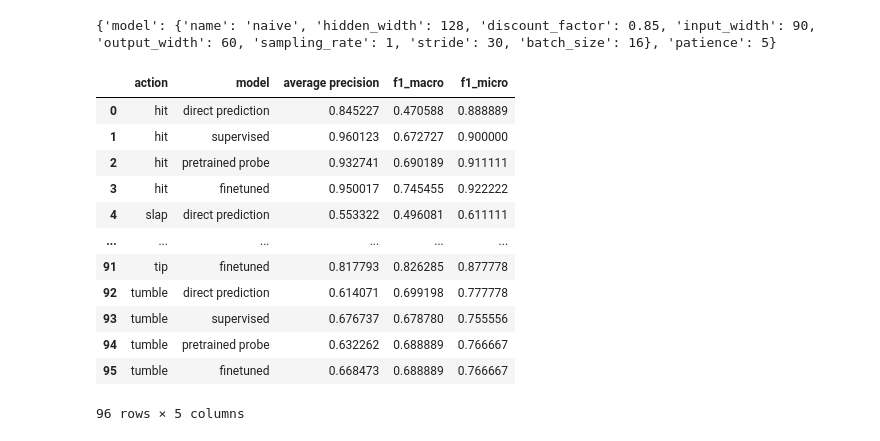
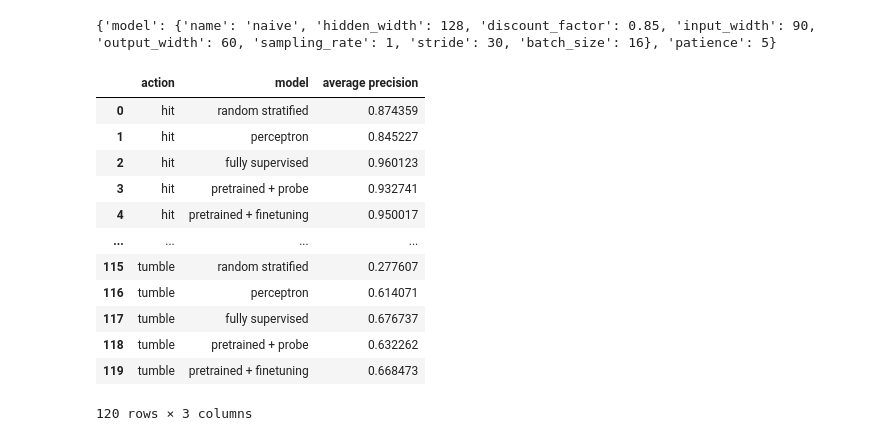
Before and after one commit to PeanutButterC/simulated, a Jupyter notebook: notebook/results.ipynb, the cells around one changed output. Drawn from its saved outputs; the diff is of its cells as text; code cells hidden in the pictures.

```diff
--- a/notebook/results.ipynb
+++ b/notebook/results.ipynb
@@ -21,6 +24,33 @@ cfg
 {'model': {'name': 'naive', 'hidden_width': 128, 'discount_factor': 0.85, 'input_width': 90, 'output_width': 60, 'sampling_rate': 1, 'stride': 30, 'batch_size': 16}, 'patience': 5}
 # %%
 gen = NaiveCrowdsourcingDataGenerator(cfg)
+# %%
+x = []
+y = []
+for batch_x, batch_y in gen.train:
+    x.append(batch_x.numpy())
+    y.append(batch_y.numpy())
+x = np.concatenate(x)
+y = np.concatenate(y)
+y_split = np.split(y, indices_or_sections=y.shape[1], axis=1)
+dummy_classifiers = [DummyClassifier(strategy='stratified') for _ in range(len(y_split))]
+for i in range(len(y_split)):
+    y = y_split[i][:,0]
+    x_i = x[y >= 0]
+    y = y[y >= 0]
+    dummy_classifiers[i].fit(x_i, y)
+
+class DummyModel:
+    def __init__(self, dummy_classifiers):
+        self.dummy_classifiers = dummy_classifiers
+
+    def __call__(self, x):
+        y = []
+        for i, classifier in enumerate(self.dummy_classifiers):
+            y.append(classifier.predict(x[:,i]))
+        return tf.convert_to_tensor(np.stack(y, axis=1), dtype=tf.float32)
+
+dummy_model = DummyModel(dummy_classifiers)
 # %%
 direct_model = tf.keras.models.Sequential([
     tf.keras.layers.Flatten(),
@@ -54,52 +84,53 @@ finetune_probe(next(iter(gen.train))[0])
 finetune_probe.load_weights(f'{SIMULATED_PATH}/outputs/pretrained_finetuning.h5')
 # %%
 true_labels = {k: [] for k in ACTIONS}
+dummy_model_predictions = {k: [] for k in ACTIONS}
 direct_model_predictions = {k: [] for k in ACTIONS}
 supervised_predictions = {k: [] for k in ACTIONS}
 pretrained_model_predictions = {k: [] for k in ACTIONS}
 finetune_predictions = {k: [] for k in ACTIONS}
 for x_batch, y_batch in gen.test:
     y_batch = y_batch.numpy()
+    dummy_pred = dummy_model(x_batch).numpy()
     direct_pred = direct_model(x_batch).numpy()
     supervised_pred = supervised_model(x_batch).numpy()
     pretrained_probe_pred = pretrained_probe(x_batch).numpy()
     finetune_pred = finetune_probe(x_batch).numpy()
-    for y, y_direct, y_linear, y_pretrained, y_finetuned in zip(y_batch, direct_pred, supervised_pred, pretrained_probe_pred, finetune_pred):
+    for y, y_dummy, y_direct, y_linear, y_pretrained, y_finetuned in zip(y_batch, dummy_pred, direct_pred, supervised_pred, pretrained_probe_pred, finetune_pred):
         for i, action in enumerate(ACTIONS):
             if y[i] == -1:
                 continue
             true_labels[action].append(y[i])
+            dummy_model_predictions[action].append(y_dummy[i])
             direct_model_predictions[action].append(y_direct[i])
             supervised_predictions[action].append(y_linear[i])
             pretrained_model_predictions[action].append(y_pretrained[i])
             finetune_predictions[action].append(y_finetuned[i])
-for labels in [true_labels, direct_model_predictions, supervised_predictions, pretrained_model_predictions, finetune_predictions]:
+for labels in [true_labels, dummy_model_predictions, direct_model_predictions, supervised_predictions, pretrained_model_predictions, finetune_predictions]:
     labels = {k: np.array(v) for k, v in labels.items()}
 # %%
 df = []
 for action in ACTIONS:
-    for model, predictions in zip(['direct prediction', 'supervised', 'pretrained probe', 'finetuned'],
-                                  [direct_model_predictions, supervised_predictions, pretrained_model_predictions, finetune_predictions]):
+    for model, predictions in zip(['random stratified', 'perceptron', 'fully supervised', 'pretrained + probe', 'pretrained + finetuning'],
+                                  [dummy_model_predictions, direct_model_predictions, supervised_predictions, pretrained_model_predictions, finetune_predictions]):
         df.append({
             'action': action,
             'model': model,
-            'average precision': average_precision_score(true_labels[action], predictions[action]),
-            'f1_macro': f1_score(true_labels[action], np.round(predictions[action]), average='macro'),
-            'f1_micro': f1_score(true_labels[action], np.round(predictions[action]), average='micro')
+            'average precision': average_precision_score(true_labels[action], predictions[action])
         })
 df = pd.DataFrame(df)
 df
 # %% [output]
-|  | action | model | average precision | f1_macro | f1_micro |
-| 0 | hit | direct prediction | 0.845227 | 0.470588 | 0.888889 |
-| 1 | hit | supervised | 0.960123 | 0.672727 | 0.900000 |
-| 2 | hit | pretrained probe | 0.932741 | 0.690189 | 0.911111 |
-| 3 | hit | finetuned | 0.950017 | 0.745455 | 0.922222 |
-| 4 | slap | direct prediction | 0.553322 | 0.496081 | 0.611111 |
-| ... | ... | ... | ... | ... | ... |
-| 91 | tip | finetuned | 0.817793 | 0.826285 | 0.877778 |
-| 92 | tumble | direct prediction | 0.614071 | 0.699198 | 0.777778 |
-| 93 | tumble | supervised | 0.676737 | 0.678780 | 0.755556 |
-| 94 | tumble | pretrained probe | 0.632262 | 0.688889 | 0.766667 |
-| 95 | tumble | finetuned | 0.668473 | 0.688889 | 0.766667 |
+|  | action | model | average precision |
+| 0 | hit | random stratified | 0.874359 |
+| 1 | hit | perceptron | 0.845227 |
+| 2 | hit | fully supervised | 0.960123 |
+| 3 | hit | pretrained + probe | 0.932741 |
+| 4 | hit | pretrained + finetuning | 0.950017 |
+| ... | ... | ... | ... |
+| 115 | tumble | random stratified | 0.277607 |
+| 116 | tumble | perceptron | 0.614071 |
+| 117 | tumble | fully supervised | 0.676737 |
+| 118 | tumble | pretrained + probe | 0.632262 |
+| 119 | tumble | pretrained + finetuning | 0.668473 |
-96 rows × 5 columns
+120 rows × 3 columns
```
Also changed, not shown: parts of 7 cells of this notebook, 7 other files.
